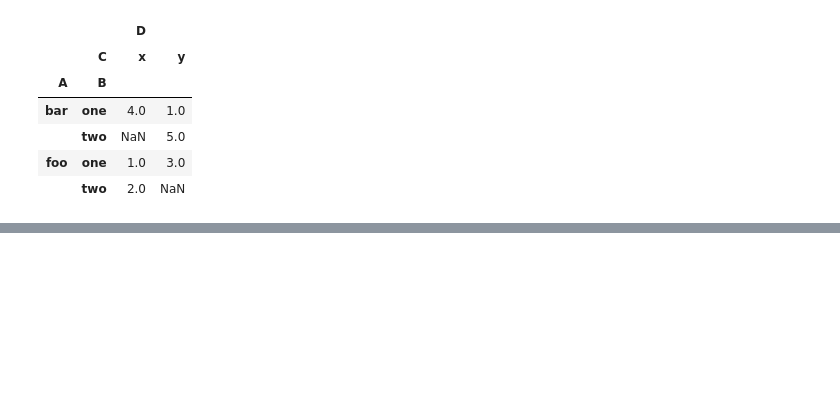
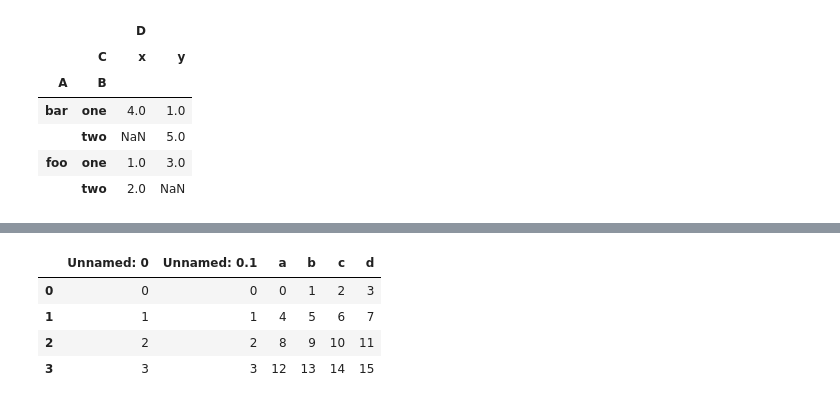
Before and after one commit to NooshinRajabi/Python-for-Data-Science-and-Machine-Learning, a Jupyter notebook: Python for Data Analysis - Pandas.ipynb, the cells around one changed output, grey strips where cells are left out. Drawn from its saved outputs; the diff is of its cells as text; code cells hidden in the pictures; blank space fills up the shorter version.

```diff
--- a/Python for Data Analysis - Pandas.ipynb
+++ b/Python for Data Analysis - Pandas.ipynb
@@ -860,0 +883,9 @@ df.pivot_table( values = ['D'], index =['A','B'],columns =['C'])
+# %%
+df = pd.read_excel('Excel_Sample.xlsx', index_col = None)
+df
+# %% [output]
+|  | Unnamed: 0 | Unnamed: 0.1 | a | b | c | d |
+| 0 | 0 | 0 | 0 | 1 | 2 | 3 |
+| 1 | 1 | 1 | 4 | 5 | 6 | 7 |
+| 2 | 2 | 2 | 8 | 9 | 10 | 11 |
+| 3 | 3 | 3 | 12 | 13 | 14 | 15 |
```
Also changed, not shown: parts of 11 cells of this notebook.
